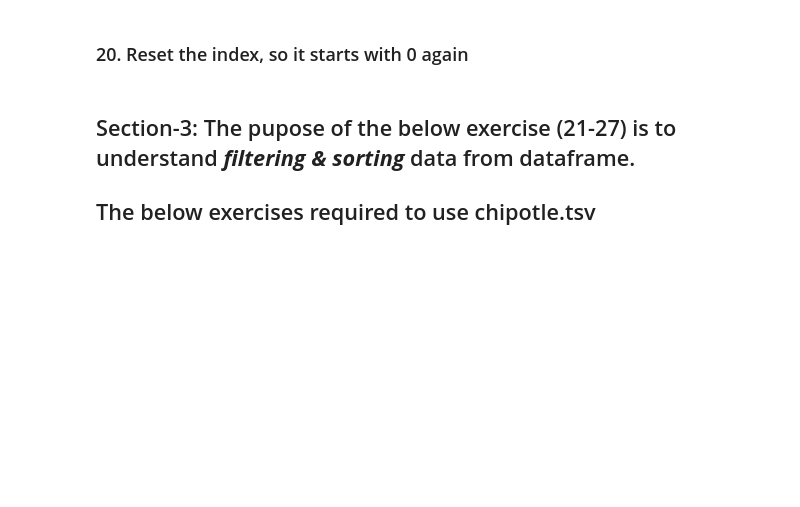
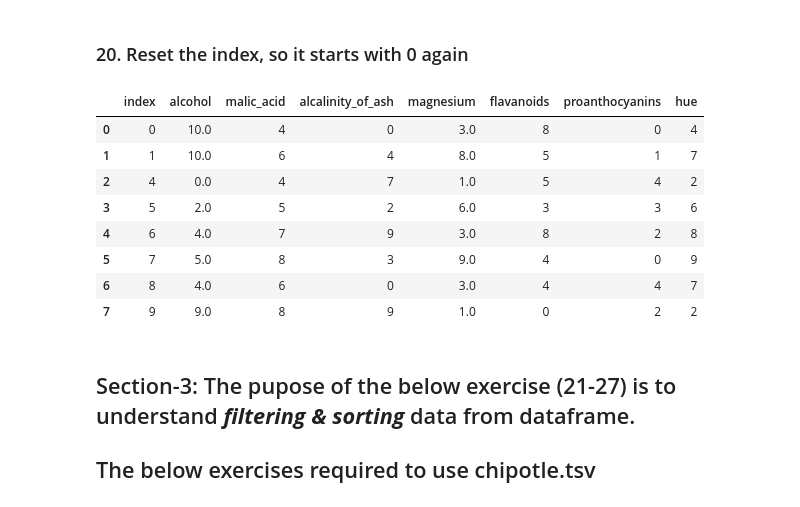
Before and after one commit to Zeeshan2012/basic_visualization, a Jupyter notebook: Basic_Data_Manipulation_Visualization_Exercise.ipynb, the cells around one changed output. Cells and saved outputs as stored; diff of their text form; code cells hidden in the pictures; blank space fills up the shorter version.

```diff
--- a/Basic_Data_Manipulation_Visualization_Exercise.ipynb
+++ b/Basic_Data_Manipulation_Visualization_Exercise.ipynb
@@ -258,2 +279,5 @@ dtype: int64
 # %% [markdown]
 ### 19. Delete the rows that contain missing values
+# %%
+df1 = df1.dropna()
+df1
@@ -260,5 +294,17 @@ dtype: int64
 # %% [markdown]
 ### 20.  Reset the index, so it starts with 0 again
+# %%
+df1.reset_index()
+# %% [output]
+|  | index | alcohol | malic_acid | alcalinity_of_ash | magnesium | flavanoids | proanthocyanins | hue |
+| 0 | 0 | 10.0 | 4 | 0 | 3.0 | 8 | 0 | 4 |
+| 1 | 1 | 10.0 | 6 | 4 | 8.0 | 5 | 1 | 7 |
+| 2 | 4 | 0.0 | 4 | 7 | 1.0 | 5 | 4 | 2 |
+| 3 | 5 | 2.0 | 5 | 2 | 6.0 | 3 | 3 | 6 |
+| 4 | 6 | 4.0 | 7 | 9 | 3.0 | 8 | 2 | 8 |
+| 5 | 7 | 5.0 | 8 | 3 | 9.0 | 4 | 0 | 9 |
+| 6 | 8 | 4.0 | 6 | 0 | 3.0 | 4 | 4 | 7 |
+| 7 | 9 | 9.0 | 8 | 9 | 1.0 | 0 | 2 | 2 |
 # %% [markdown]
 ## Section-3: The pupose of the below exercise (21-27) is to understand ***filtering & sorting*** data from dataframe.
 ## The below exercises required to use chipotle.tsv
```
Also changed, not shown: parts of 7 cells of this notebook.
